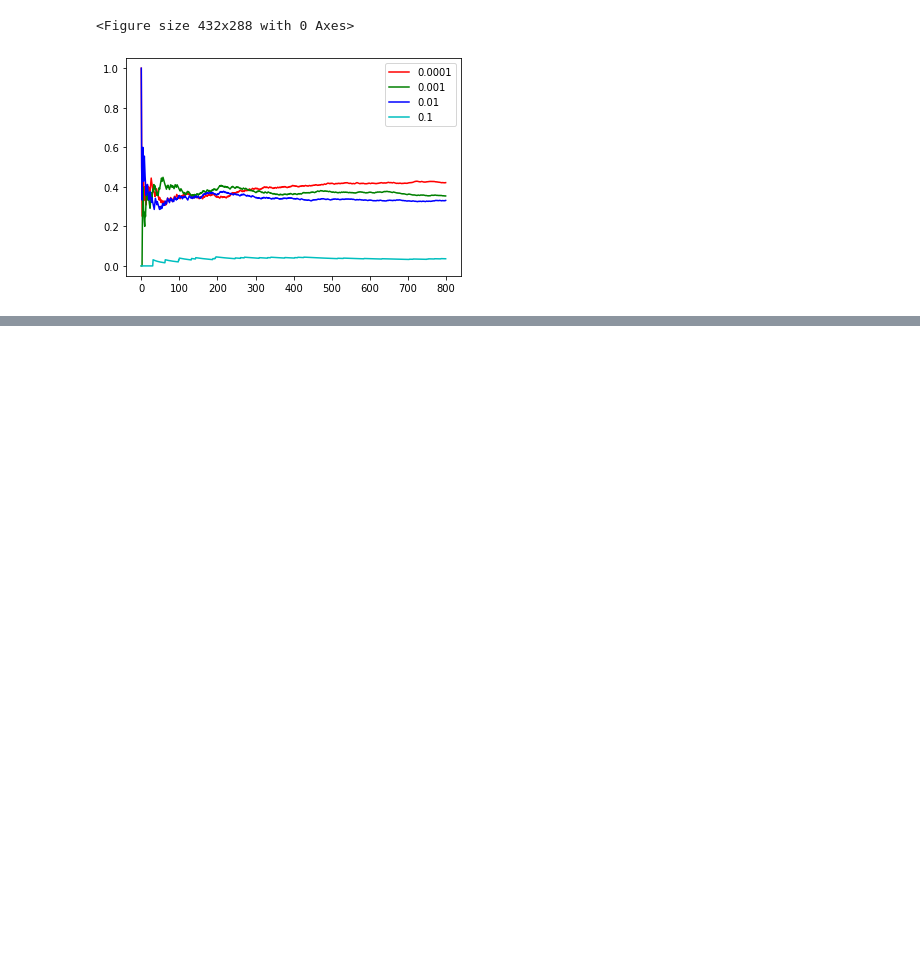
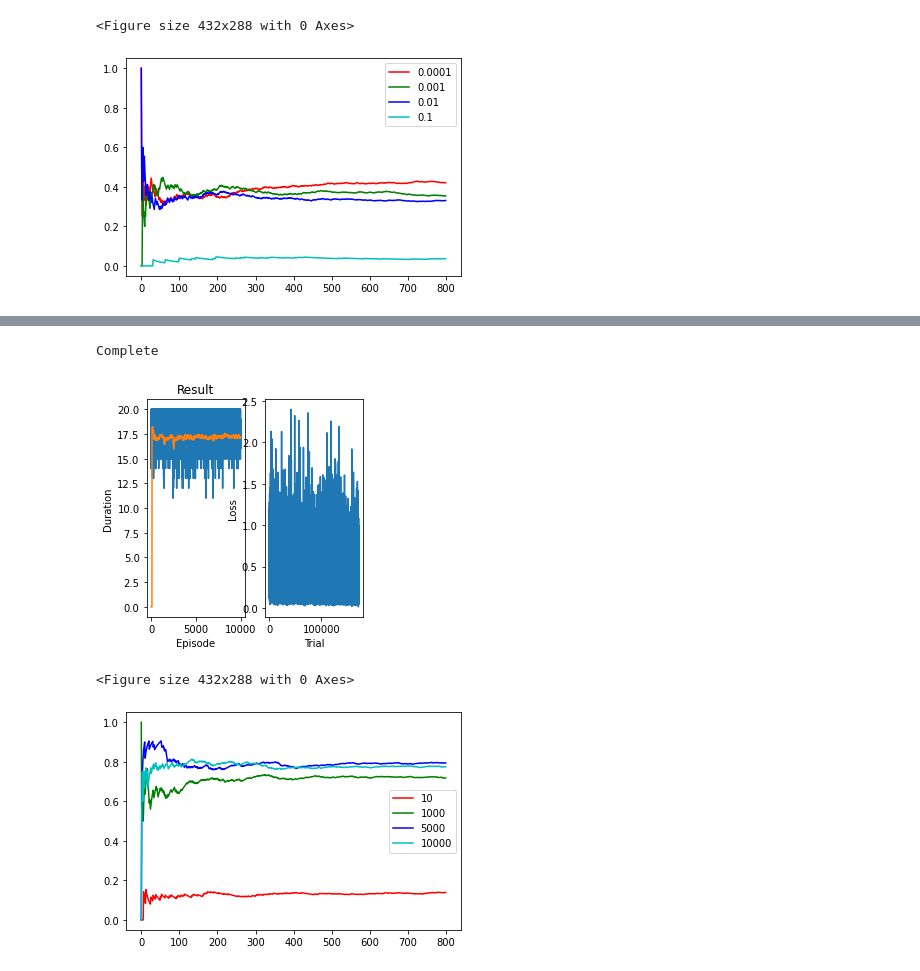
Before and after one commit to falarrieu/rlnn-tetris, a Jupyter notebook: server/Debugger.ipynb, the cells around one changed output, grey strips where cells are left out. Saved outputs shown, nothing was run; the diff lists cells and outputs as text; code cells hidden in the pictures; blank space fills up the shorter version.

```diff
--- a/server/Debugger.ipynb
+++ b/server/Debugger.ipynb
@@ -223,0 +264,40 @@ Complete
+# %%
+episodes_list = [10, 1000, 5000, 10000]
+
+episodes_correctness_traces = []
+
+for episodes in episodes_list:
+
+    trainer = NNTrainer(
+        batch_size=64,
+        gamma=0.25,
+        eps_start=EPS_START,
+        eps_end=EPS_END,
+        eps_decay=EPS_DECAY,
+        tau=0.05,
+        learning_rate=0.001,
+        n_hiddens_per_layer=[1024, 512, 256, 128],
+        num_episodes=episodes
+    )
+
+    trainer.train()
+
+    for i in range(800):
+        trainer.use()
+
+    episodes_correctness_traces.append(trainer.correctness_trace)
+
+# Plot each line with a different color
+plt.plot(episodes_correctness_traces[0], 'r', label='10')
+plt.plot(episodes_correctness_traces[1], 'g', label='1000')
+plt.plot(episodes_correctness_traces[2], 'b', label='5000')
+plt.plot(episodes_correctness_traces[3], 'c', label='10000')
+
+# Add a legend and show the plot
+plt.legend()
+plt.show()
+# %% [output]
+Complete
+[figure, added]
+<Figure size 432x288 with 0 Axes>
+[figure, added]
```
Also changed, not shown: parts of 1 cell of this notebook.
